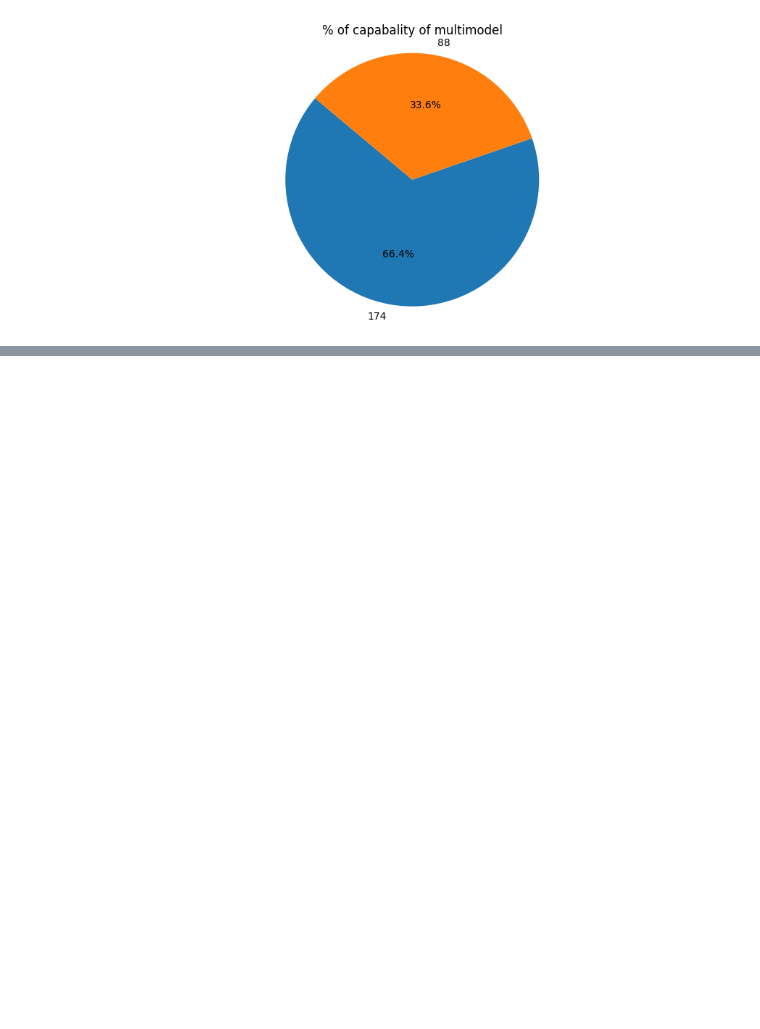
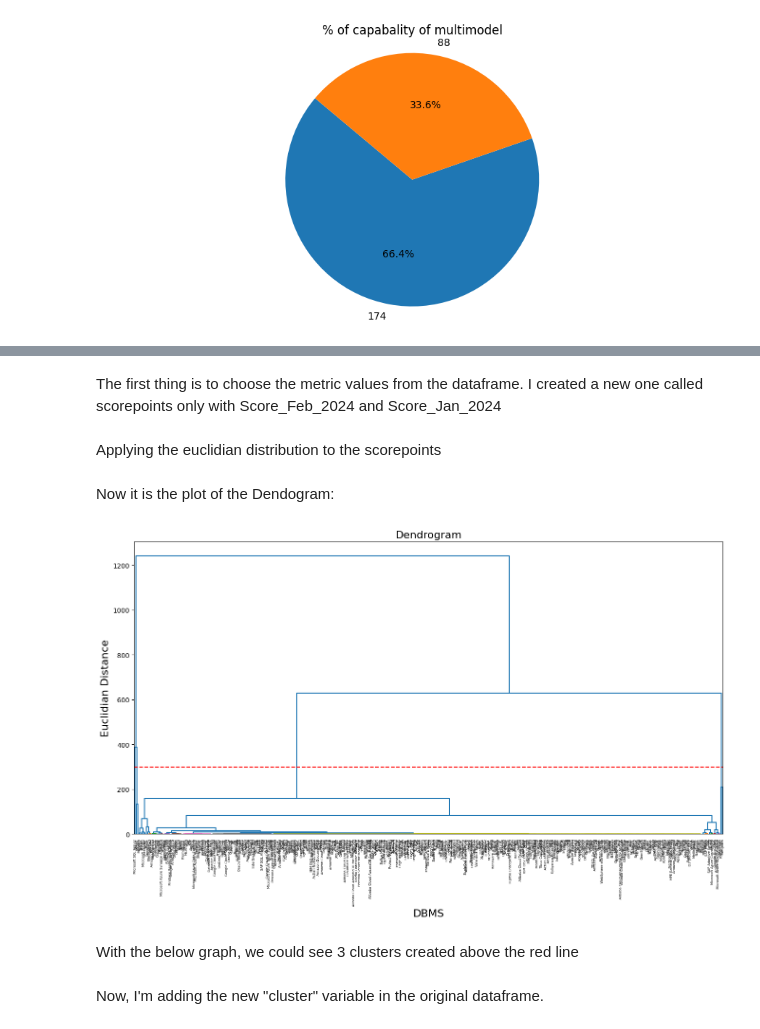
Before and after one commit to vaugsss/DataScience, a Jupyter notebook: DBMS.ipynb, the cells around one changed output, grey strips where cells are left out. Cells and saved outputs as stored; diff of their text form; code cells hidden in the pictures; blank space fills up the shorter version.

```diff
--- a/DBMS.ipynb
+++ b/DBMS.ipynb
@@ -410,0 +410,6 @@ plt.show()
+# %% [markdown]
+The first thing is to choose the metric values from the dataframe. I created a new one called scorepoints only with Score_Feb_2024 and Score_Jan_2024
+# %%
+scorepoints = df[['Score_Feb_2024','Score_Jan_2024']]
+# %% [markdown]
+Applying the euclidian distribution to the scorepoints
@@ -410,0 +418,17 @@ plt.show()
+# %% [markdown]
+Now it is the plot of the Dendogram:
+# %%
+plt.figure(figsize=(16,8))
+dend_disteuclid = sch.linkage(scorepoints, method = 'complete', metric = 'euclidean')
+den_diseucluds = sch.dendrogram(dend_disteuclid, color_threshold = 4.5, labels = list(df.DBMS))
+plt.title('Dendrogram', fontsize=16)
+plt.xlabel('DBMS', fontsize=16)
+plt.ylabel('Euclidian Distance', fontsize=16)
+plt.axhline(y = 300, color = 'red', linestyle = '--')
+plt.show()
+# %% [output]
+[figure, added]
+# %% [markdown]
+With the below graph, we could see 3 clusters created above the red line
+# %% [markdown]
+Now, I'm adding the new "cluster" variable in the original dataframe.
```
Also changed, not shown: parts of 15 cells of this notebook.
